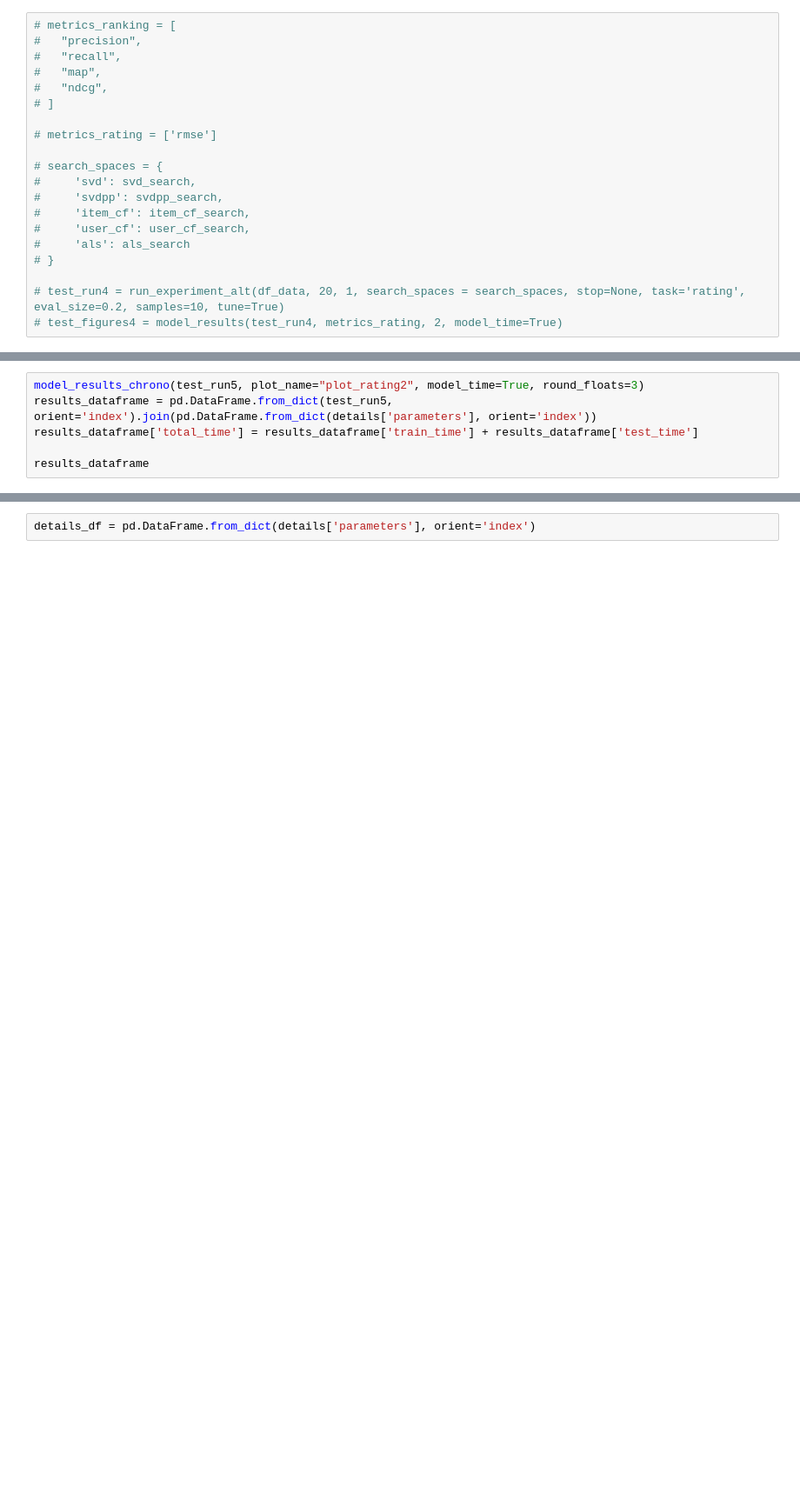
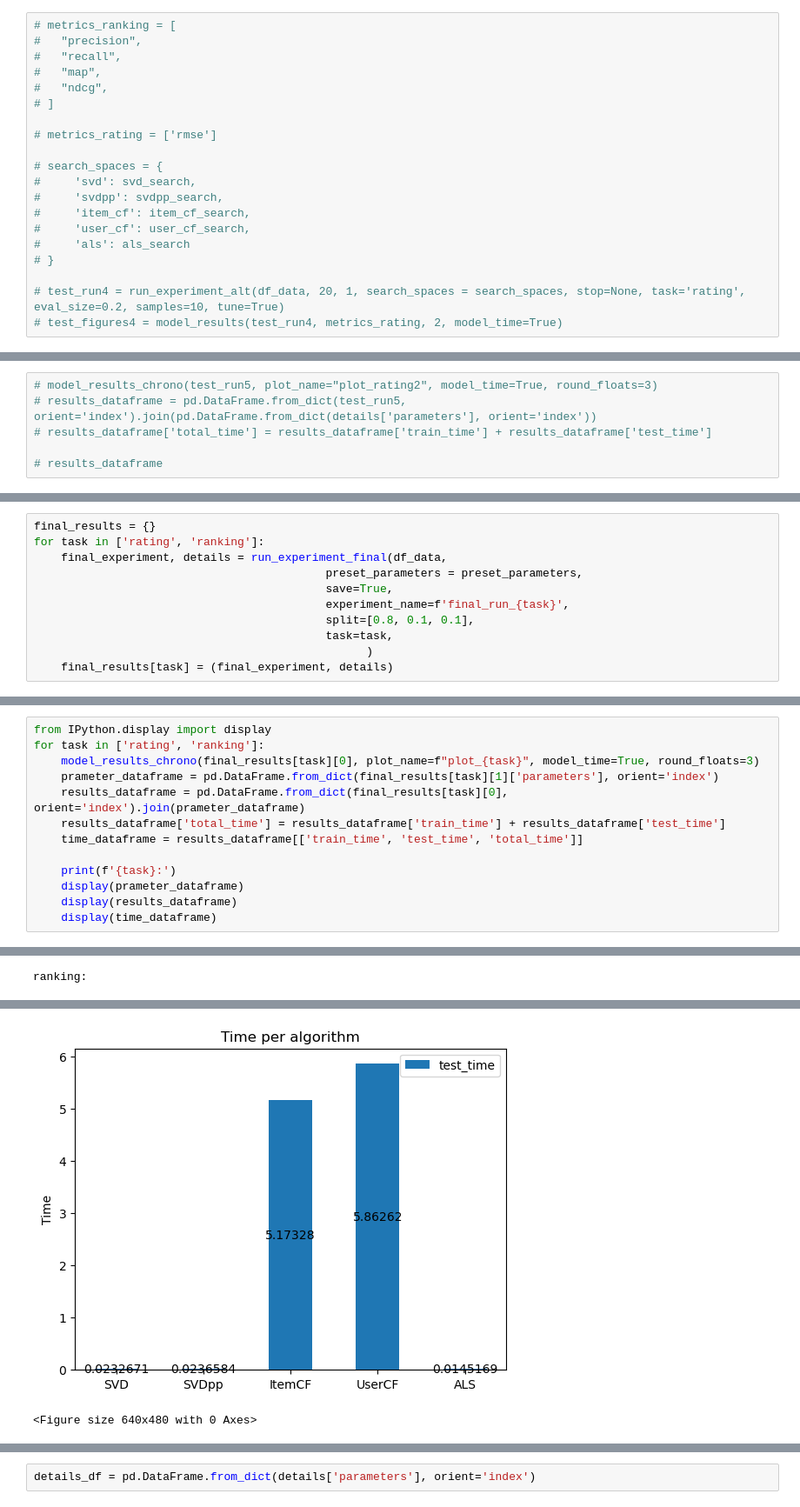
Before and after one commit to MichM072/ScriptieRec, a Jupyter notebook: scriptie-recsys.ipynb, the cells around one changed output, grey strips where cells are left out. Shown: that part at 87% size. Drawn from its saved outputs; the diff is of its cells as text; blank space fills up the shorter version.

```diff
--- a/scriptie-recsys.ipynb
+++ b/scriptie-recsys.ipynb
@@ -1935,6 +1879,6 @@ No common interaction or similar neighbor for user 832 and item 1581, proceed wi
 # %%
-model_results_chrono(test_run5, plot_name="plot_rating2", model_time=True, round_floats=3)
-results_dataframe = pd.DataFrame.from_dict(test_run5, orient='index').join(pd.DataFrame.from_dict(details['parameters'], orient='index'))
-results_dataframe['total_time'] = results_dataframe['train_time'] + results_dataframe['test_time']
+# model_results_chrono(test_run5, plot_name="plot_rating2", model_time=True, round_floats=3)
+# results_dataframe = pd.DataFrame.from_dict(test_run5, orient='index').join(pd.DataFrame.from_dict(details['parameters'], orient='index'))
+# results_dataframe['total_time'] = results_dataframe['train_time'] + results_dataframe['test_time']
 
-results_dataframe
+# results_dataframe
@@ -1951,0 +2178,11 @@ results_dataframe
+# %%
+final_results = {}
+for task in ['rating', 'ranking']:
+    final_experiment, details = run_experiment_final(df_data,
+                                           preset_parameters = preset_parameters,
+                                           save=True,
+                                           experiment_name=f'final_run_{task}',
+                                           split=[0.8, 0.1, 0.1],
+                                           task=task,
+                                                 )
+    final_results[task] = (final_experiment, details)
@@ -1951,0 +2233,14 @@ results_dataframe
+# %%
+from IPython.display import display
+for task in ['rating', 'ranking']:
+    model_results_chrono(final_results[task][0], plot_name=f"plot_{task}", model_time=True, round_floats=3)
+    prameter_dataframe = pd.DataFrame.from_dict(final_results[task][1]['parameters'], orient='index')
+    results_dataframe = pd.DataFrame.from_dict(final_results[task][0], orient='index').join(prameter_dataframe)
+    results_dataframe['total_time'] = results_dataframe['train_time'] + results_dataframe['test_time']
+    time_dataframe = results_dataframe[['train_time', 'test_time', 'total_time']]
+
+    print(f'{task}:')
+    display(prameter_dataframe)
+    display(results_dataframe)
+    display(time_dataframe)
+# %% [output]
@@ -1951,0 +2266 @@ results_dataframe
+ranking:
@@ -1951,0 +2285,2 @@ results_dataframe
+[figure, added]
+<Figure size 640x480 with 0 Axes>
```
Also changed, not shown: parts of 26 cells of this notebook.
